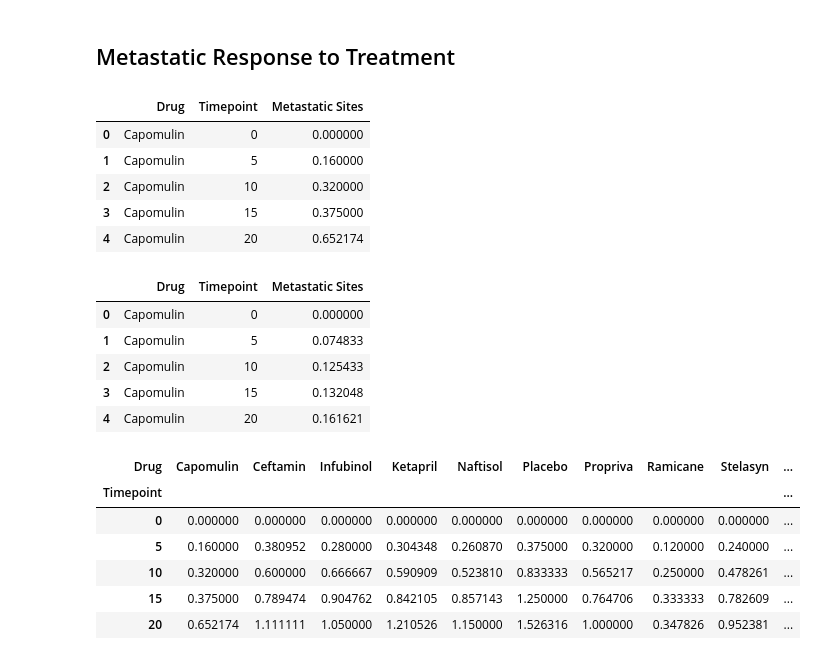
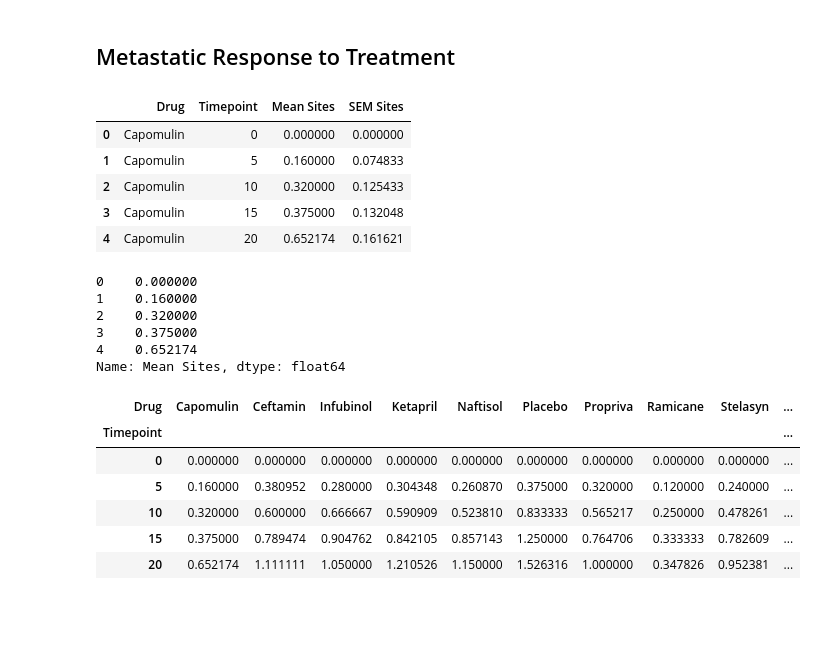
Before and after one commit to JansenKat/matplotlib-challenge, a Jupyter notebook: Pymaceuticals/pymaceuticals_starter.ipynb, the cells around one changed output. Saved outputs shown, nothing was run; the diff lists cells and outputs as text; code cells hidden in the pictures; blank space fills up the shorter version.

Commit message:
Redefine tumor, metastatic sites, and survival rate calculations to use fewer variables. Recalculate Percentage changes based on mean volume table.

```diff
--- a/Pymaceuticals/pymaceuticals_starter.ipynb
+++ b/Pymaceuticals/pymaceuticals_starter.ipynb
@@ -105,36 +107,34 @@ plt.show()
 ## Metastatic Response to Treatment
 # %%
 # Store the Mean Met. Site Data Grouped by Drug and Timepoint
-mean_metastic = df.groupby(['Drug','Timepoint'])\
-                .agg({'Metastatic Sites':'mean'})\
+metastatic = df.groupby(['Drug','Timepoint'])\
+                .agg({'Metastatic Sites':['mean','sem']})\
                 .reset_index(['Drug','Timepoint'])
-# Convert to DataFrame
-
+metastatic.columns = metastatic.columns.map('_'.join)
+metastatic = metastatic.rename(columns={'Drug_':'Drug',
+                                'Timepoint_':'Timepoint',
+                                'Metastatic Sites_mean':'Mean Sites',
+                                'Metastatic Sites_sem':'SEM Sites'
+                                   })
 # Preview DataFrame
-mean_metastic.head()
+metastic.head()
 # %% [output]
-|  | Drug | Timepoint | Metastatic Sites |
-| 0 | Capomulin | 0 | 0.000000 |
-| 1 | Capomulin | 5 | 0.160000 |
-| 2 | Capomulin | 10 | 0.320000 |
-| 3 | Capomulin | 15 | 0.375000 |
-| 4 | Capomulin | 20 | 0.652174 |
+|  | Drug | Timepoint | Mean Sites | SEM Sites |
+| 0 | Capomulin | 0 | 0.000000 | 0.000000 |
+| 1 | Capomulin | 5 | 0.160000 | 0.074833 |
+| 2 | Capomulin | 10 | 0.320000 | 0.125433 |
+| 3 | Capomulin | 15 | 0.375000 | 0.132048 |
+| 4 | Capomulin | 20 | 0.652174 | 0.161621 |
 # %%
 # Store the Standard Error associated with Met. Sites Grouped by Drug and Timepoint
-sem_metastic = df.groupby(['Drug','Timepoint'])\
-                .agg({'Metastatic Sites':'sem'})\
-                .reset_index(['Drug','Timepoint'])
-# Convert to DataFrame
-
-# Preview DataFrame
-sem_metastic.head()
+metastatic['Mean Sites'].head()
 # %% [output]
-|  | Drug | Timepoint | Metastatic Sites |
-| 0 | Capomulin | 0 | 0.000000 |
-| 1 | Capomulin | 5 | 0.074833 |
-| 2 | Capomulin | 10 | 0.125433 |
-| 3 | Capomulin | 15 | 0.132048 |
-| 4 | Capomulin | 20 | 0.161621 |
+0    0.000000
+1    0.160000
+2    0.320000
+3    0.375000
+4    0.652174
+Name: Mean Sites, dtype: float64
 # %%
 # Minor Data Munging to Re-Format the Data Frames
 
```
Also changed, not shown: parts of 18 cells of this notebook.
